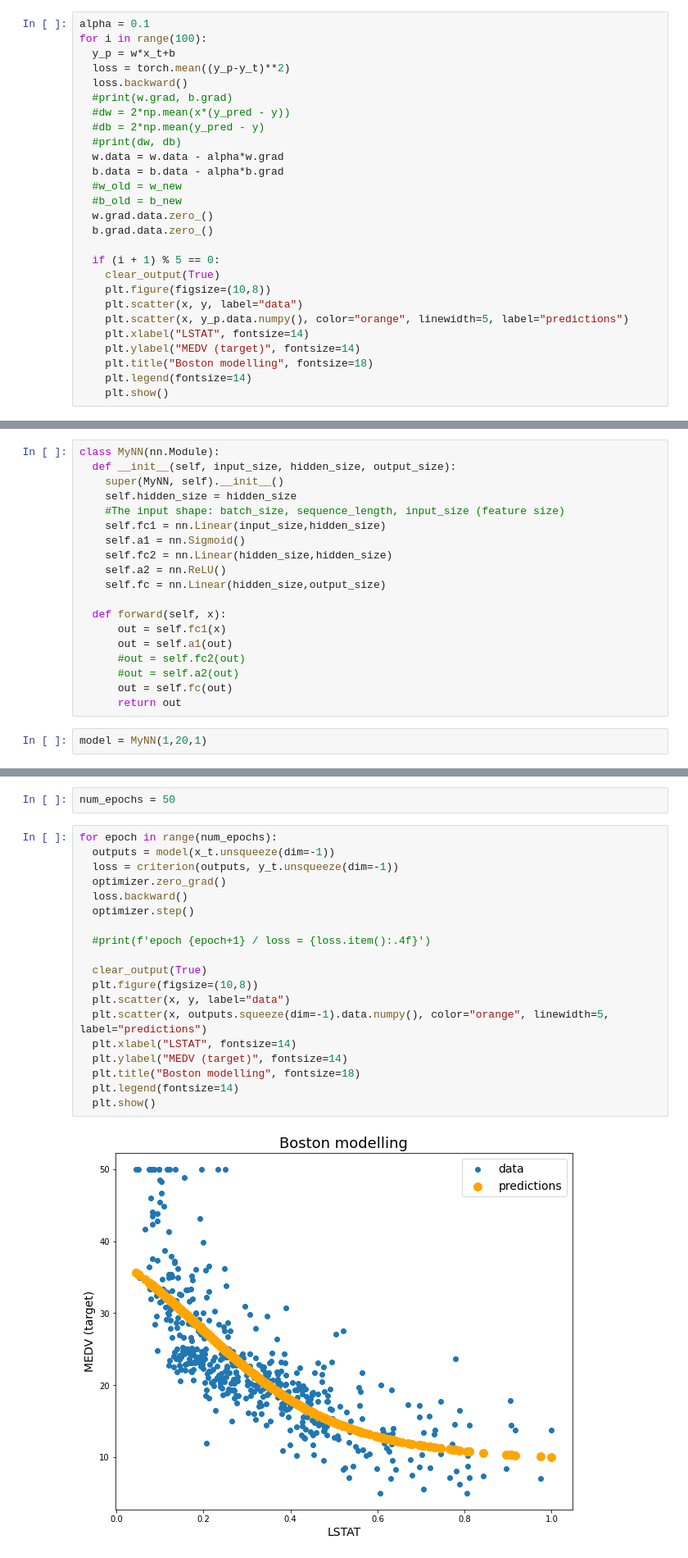
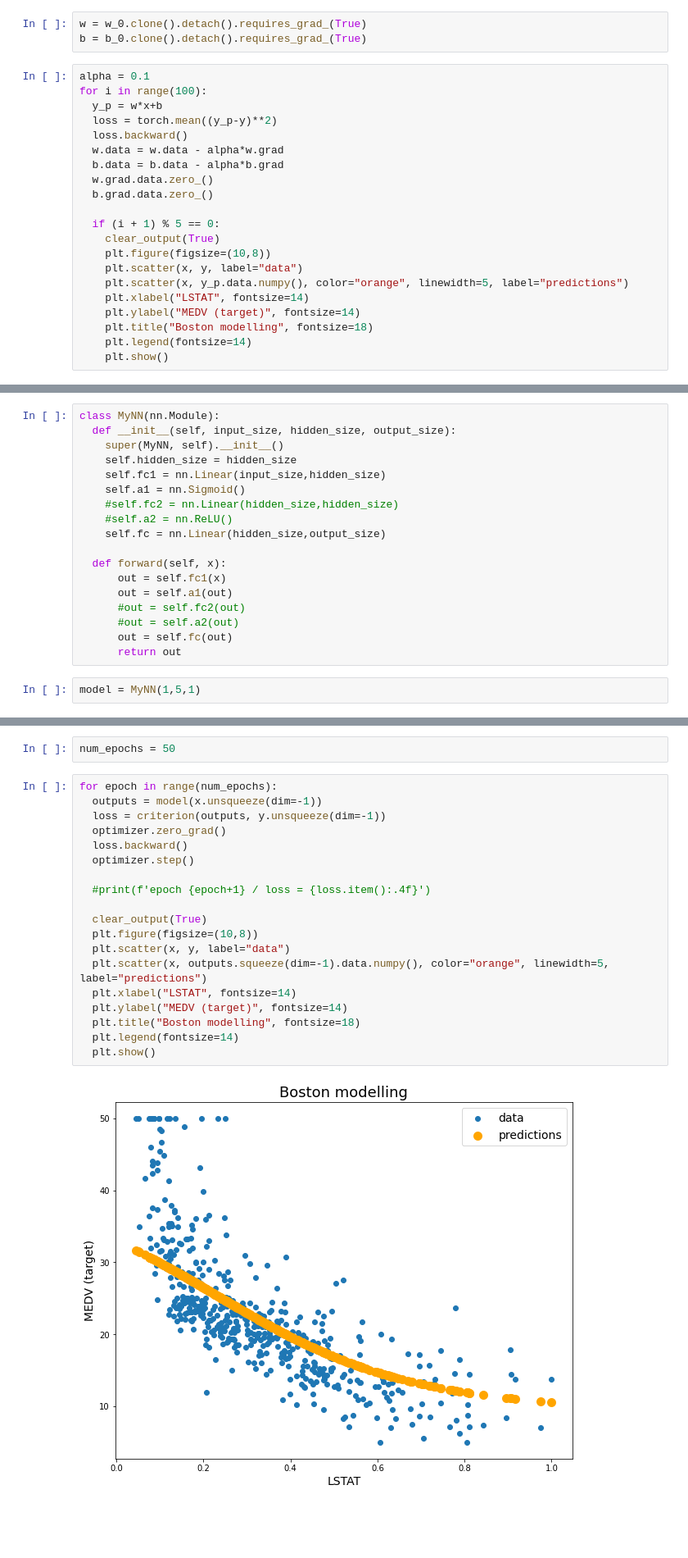
Before and after one commit to anton-selitskiy/NN_Tutorial, a Jupyter notebook: Tutorial1.ipynb, the cells around one changed output, grey strips where cells are left out. Shown: that part at 82% size. Saved outputs shown, nothing was run; the diff lists cells and outputs as text; blank space fills up the shorter version.

```diff
--- a/Tutorial1.ipynb
+++ b/Tutorial1.ipynb
@@ -76,17 +133,14 @@ for i in range(100):
+# %%
+w = w_0.clone().detach().requires_grad_(True)
+b = b_0.clone().detach().requires_grad_(True)
 # %%
 alpha = 0.1
 for i in range(100):
-  y_p = w*x_t+b
-  loss = torch.mean((y_p-y_t)**2)
+  y_p = w*x+b
+  loss = torch.mean((y_p-y)**2)
   loss.backward()
-  #print(w.grad, b.grad)
-  #dw = 2*np.mean(x*(y_pred - y))
-  #db = 2*np.mean(y_pred - y)
-  #print(dw, db)
   w.data = w.data - alpha*w.grad
   b.data = b.data - alpha*b.grad
-  #w_old = w_new
-  #b_old = b_new
   w.grad.data.zero_()
   b.grad.data.zero_()
 
@@ -182,11 +274,10 @@ class MyNN(nn.Module):
   def __init__(self, input_size, hidden_size, output_size):
     super(MyNN, self).__init__()
     self.hidden_size = hidden_size
-    #The input shape: batch_size, sequence_length, input_size (feature size)
     self.fc1 = nn.Linear(input_size,hidden_size)
     self.a1 = nn.Sigmoid()
-    self.fc2 = nn.Linear(hidden_size,hidden_size)
-    self.a2 = nn.ReLU()
+    #self.fc2 = nn.Linear(hidden_size,hidden_size)
+    #self.a2 = nn.ReLU()
     self.fc = nn.Linear(hidden_size,output_size)
 
   def forward(self, x):
@@ -197,7 +288,7 @@ class MyNN(nn.Module):
       out = self.fc(out)
       return out
 # %%
-model = MyNN(1,20,1)
+model = MyNN(1,5,1)
 # %%
 criterion = nn.MSELoss()
 # %%
@@ -207,22 +298,22 @@ optimizer = torch.optim.Adam(model.parameters(), lr=learning_rate)
 num_epochs = 50
 # %%
 for epoch in range(num_epochs):
-  outputs = model(x_t.unsqueeze(dim=-1))
-  loss = criterion(outputs, y_t.unsqueeze(dim=-1))
+  outputs = model(x.unsqueeze(dim=-1))
+  loss = criterion(outputs, y.unsqueeze(dim=-1))
   optimizer.zero_grad()
   loss.backward()
   optimizer.step()
 
   #print(f'epoch {epoch+1} / loss = {loss.item():.4f}')
 
   clear_output(True)
   plt.figure(figsize=(10,8))
   plt.scatter(x, y, label="data")
   plt.scatter(x, outputs.squeeze(dim=-1).data.numpy(), color="orange", linewidth=5, label="predictions")
   plt.xlabel("LSTAT", fontsize=14)
   plt.ylabel("MEDV (target)", fontsize=14)
   plt.title("Boston modelling", fontsize=18)
   plt.legend(fontsize=14)
   plt.show()
 # %% [output]
-[figure, old version]
+[figure, new version]
```
Also changed, not shown: parts of 49 cells of this notebook.
